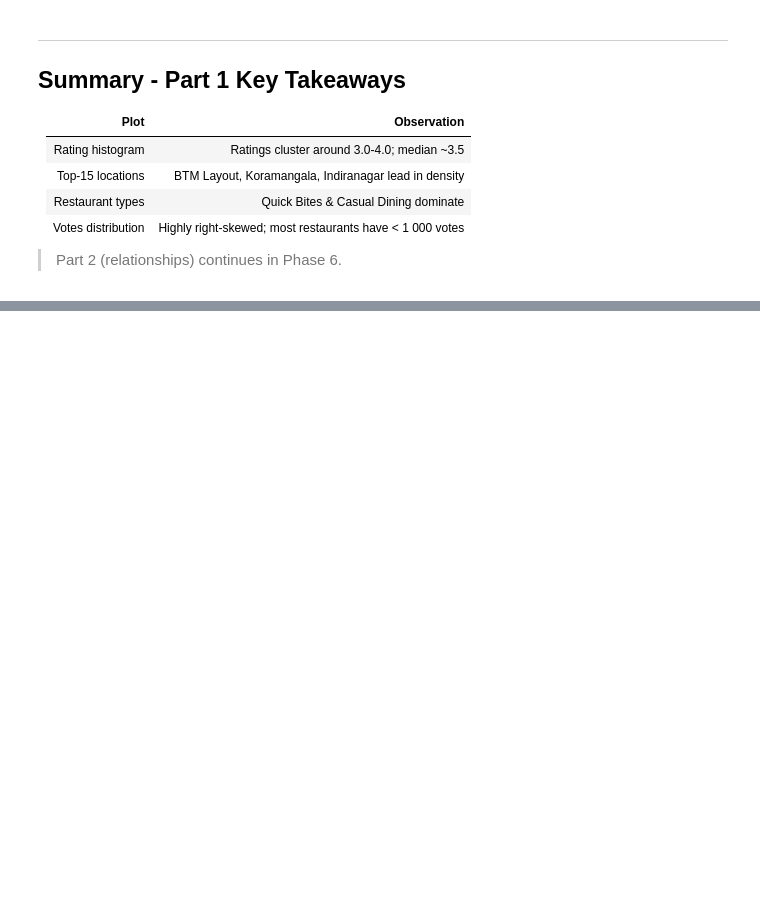
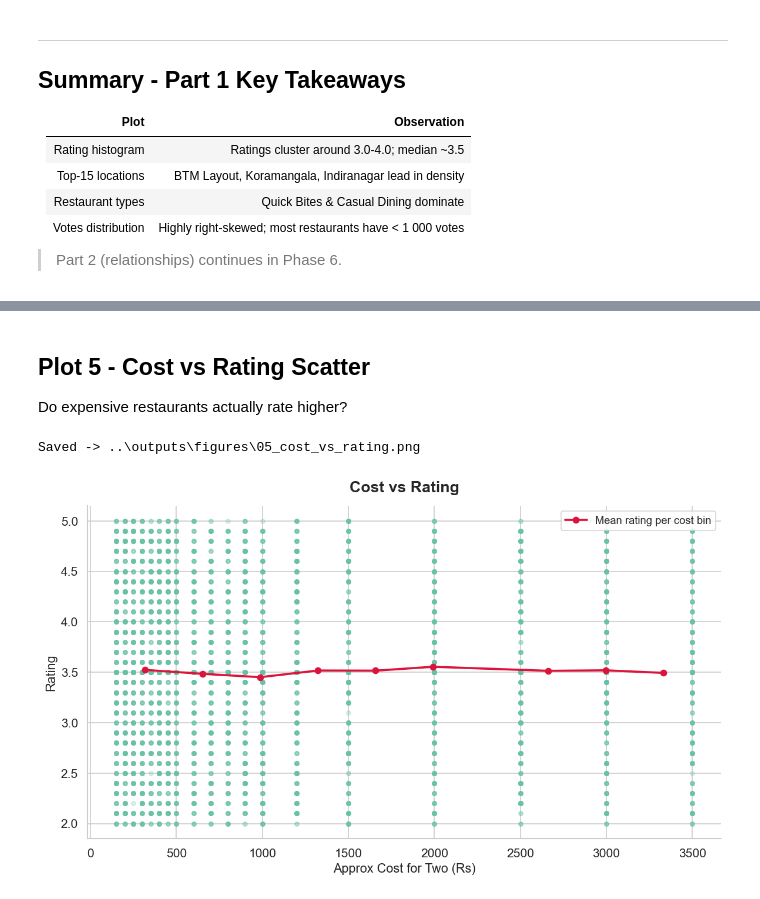
Before and after one commit to komalkaushikr/Zomato_analysis, a Jupyter notebook: notebooks/01_eda.ipynb, the cells around one changed output, grey strips where cells are left out. Saved outputs shown, nothing was run; the diff lists cells and outputs as text; code cells hidden in the pictures; blank space fills up the shorter version.

Commit message:
EDA relationship plots

```diff
--- a/notebooks/01_eda.ipynb
+++ b/notebooks/01_eda.ipynb
@@ -149,0 +154,23 @@ Name: votes, dtype: float64
+# %% [markdown]
+## Plot 5 - Cost vs Rating Scatter
+Do expensive restaurants actually rate higher?
+# %%
+fig, ax = plt.subplots(figsize=(10, 6))
+sc = df.dropna(subset=['rate','approx_cost(for two people)']).copy()
+sc['cost_f'] = sc['approx_cost(for two people)'].astype(float)
+ax.scatter(sc['cost_f'], sc['rate'], alpha=0.25, s=18, color=sns.color_palette(PALETTE)[0])
+sc['cost_bin'] = pd.cut(sc['cost_f'], bins=10)
+mb = sc.groupby('cost_bin', observed=True)['rate'].mean()
+mids = [iv.mid for iv in mb.index]
+ax.plot(mids, mb.values, color='crimson', linewidth=2.2, marker='o', markersize=6, label='Mean rating per cost bin')
+ax.set_title('Cost vs Rating', fontsize=16, fontweight='bold', pad=14)
+ax.set_xlabel('Approx Cost for Two (Rs)', fontsize=13)
+ax.set_ylabel('Rating', fontsize=13)
+ax.legend(fontsize=11)
+sns.despine()
+plt.tight_layout()
+save_fig('05_cost_vs_rating.png')
+plt.show()
+# %% [output]
+Saved -> ..\outputs\figures\05_cost_vs_rating.png
+[figure, added]
```
Also changed, not shown: parts of 10 cells of this notebook, 5 other files.
